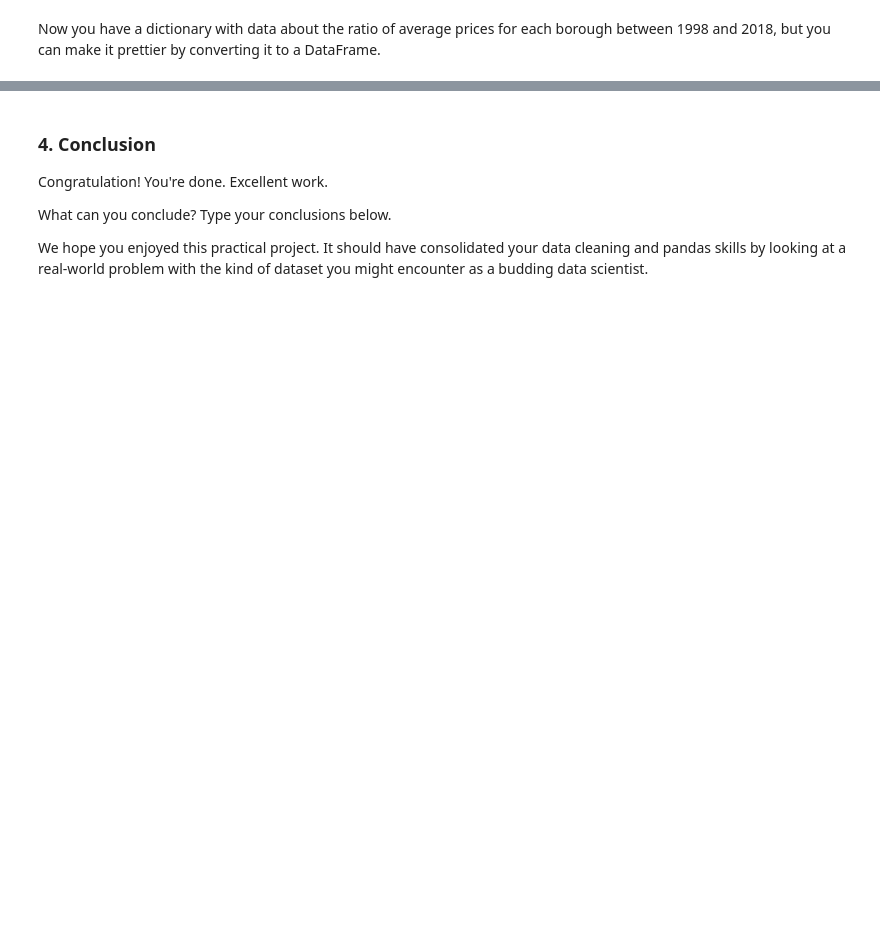
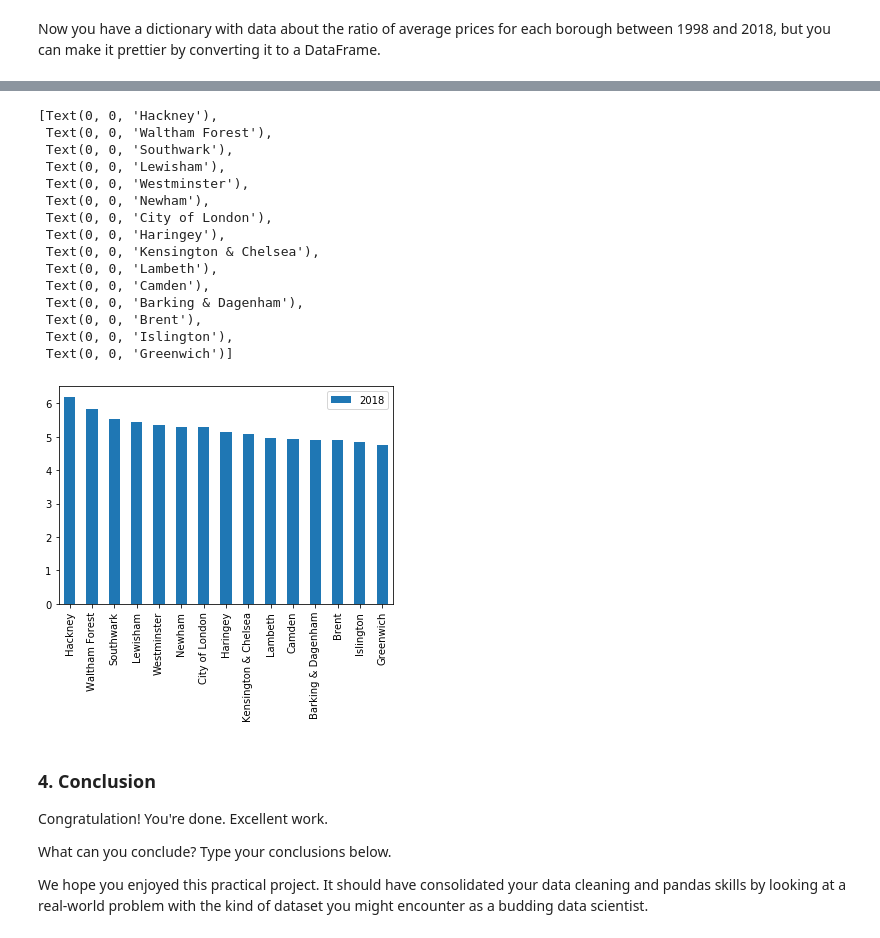
Before and after one commit to Nihita-Ujjual/Unit4, a Jupyter notebook: Unit 4 Challenge - Tier 1.ipynb, the cells around one changed output, grey strips where cells are left out. Drawn from its saved outputs; the diff is of its cells as text; code cells hidden in the pictures; blank space fills up the shorter version.

```diff
--- a/Unit 4 Challenge - Tier 1.ipynb
+++ b/Unit 4 Challenge - Tier 1.ipynb
@@ -505,7 +766,7 @@ Once you've written this function, you'll use it to iterate through all the uniq
 def create_price_ratio(d):
     y1998 = float(d['Average_price'][d['Year']==1998])
     y2018 = float(d['Average_price'][d['Year']==2018])
-    ratio = [y2018/_ _ _]
+    ratio = [y2018/y1998]
     return ratio
 # %%
 #  Test out the function by calling it with the following argument:
@@ -529,7 +794,7 @@ print(final)
 Now you have a dictionary with data about the ratio of average prices for each borough between 1998 and 2018,  but you can make it prettier by converting it to a DataFrame.
 # %%
 # Make a variable called df_ratios, and assign it the result of calling the DataFrame method on the dictionary final.
-_ _ _ = pd.DataFrame(final)
+df_ratios = pd.DataFrame(final)
 # %%
 # Call the head() method on this variable to check it out.
 df_ratios.head()
@@ -536,5 +805,5 @@ df_ratios.head()
 # %%
 # All we need to do now is transpose it, and reset the index!
-df_ratios_T = _ _ _.T
+df_ratios_T = df_ratios.T
 df_ratios = df_ratios_T.reset_index()
 df_ratios.head()
@@ -545,5 +828,5 @@ df_ratios.head()
 # %%
 # Let's sort in descending order and select the top 15 boroughs.
 # Make a variable called top15, and assign it the result of calling sort_values() on df_ratios.
-_ _ _ = df_ratios._ _ _(by='2018',ascending=False).head(15)
+top15 = df_ratios.sort_values(by='2018',ascending=False).head(15)
 print(top15)
@@ -550,10 +850,27 @@ print(top15)
 # %%
 # Let's plot the boroughs that have seen the greatest changes in price.
 # Make a variable called ax. Assign it the result of filtering top15 on 'Borough' and '2018', then calling plot(), with
 # the parameter kind = 'bar'.
-ax = top15[['Borough','_ _ _']].plot(kind='bar')
+ax = top15[['Borough','2018']].plot(kind='bar')
 
 ax.set_xticklabels(top15.Borough)
+# %% [output]
+[Text(0, 0, 'Hackney'),
+ Text(0, 0, 'Waltham Forest'),
+ Text(0, 0, 'Southwark'),
+ Text(0, 0, 'Lewisham'),
+ Text(0, 0, 'Westminster'),
+ Text(0, 0, 'Newham'),
+ Text(0, 0, 'City of London'),
+ Text(0, 0, 'Haringey'),
+ Text(0, 0, 'Kensington & Chelsea'),
+ Text(0, 0, 'Lambeth'),
+ Text(0, 0, 'Camden'),
+ Text(0, 0, 'Barking & Dagenham'),
+ Text(0, 0, 'Brent'),
+ Text(0, 0, 'Islington'),
+ Text(0, 0, 'Greenwich')]
+[figure, added]
 # %% [markdown]
 ### 4. Conclusion
 Congratulation!  You're done. Excellent work.
```
Also changed, not shown: parts of 43 cells of this notebook.
